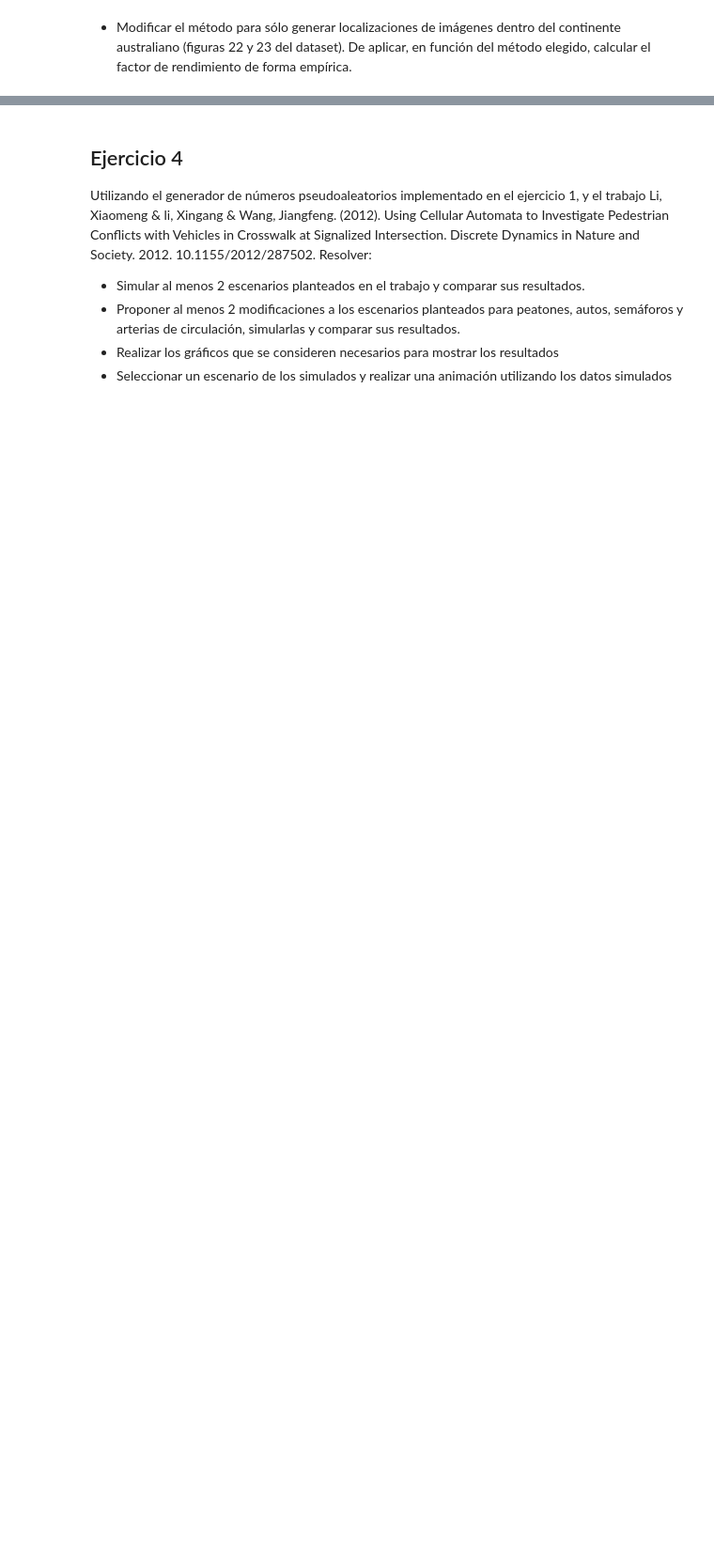
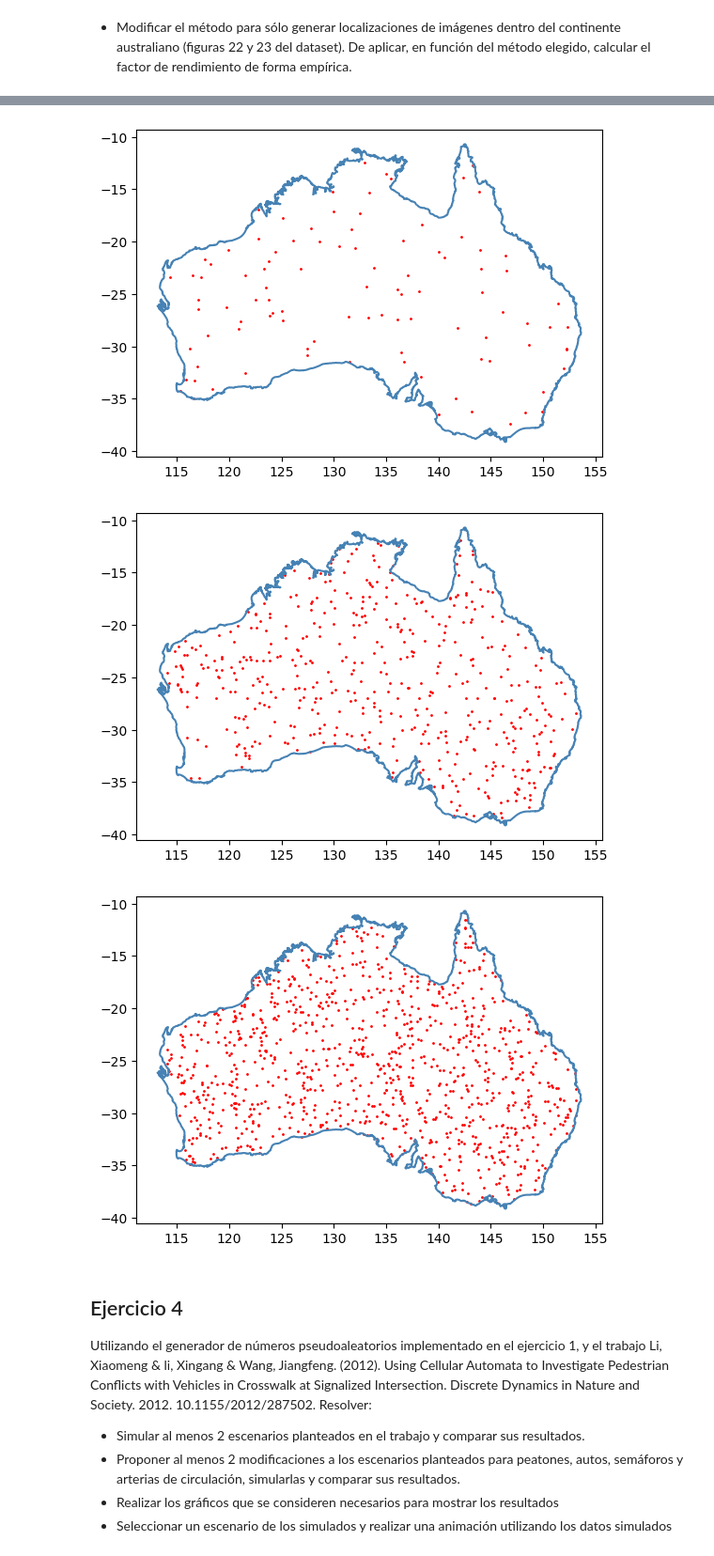
Before and after one commit to MartinCohen98/simulacion_tp1_grupo2_1c2024, a Jupyter notebook: mixmax_rng.ipynb, the cells around one changed output, grey strips where cells are left out. Shown at 94% size. Saved outputs shown, nothing was run; the diff lists cells and outputs as text; code cells hidden in the pictures; blank space fills up the shorter version.

```diff
--- a/mixmax_rng.ipynb
+++ b/mixmax_rng.ipynb
@@ -304,0 +247,74 @@ El factor de rendimiento teórico es:  0.5959260644194525
+# %%
+import geopandas as gpd
+from shapely.ops import polygonize
+from shapely.geometry import Point
+
+# Importamos el archivo del dataset seleccionando las filas 22 y 23 para el continente australiano
+filename = './datasets ejercicio 3/WB_Coastlines_10m/WB_Coastlines_10m.shp'
+gdf = gpd.read_file(filename).iloc[[22, 23]]
+
+# Creamos una unión unaria para los LineString de la geometría seleccionada
+aoi_geom = gdf.unary_union
+
+# Transformamos los LineString en un polígono con "polygonize"
+polygon = list(polygonize(aoi_geom))[0]
+
+print('El área del polígono resultante es: ', polygon.area, ' (grado * grado) \n')
+
+# Obtenemos un rectángulo alrededor de la geometría seleccionada
+bounds = aoi_geom.bounds
+
+print('Las coordenadas de los límites del rectángulo alrededor de la geometría seleccionada ')
+print('en el formato (xmin, ymin, xmax, ymax) son: ', bounds, '\n')
+
+# Guardamos los bounds en variables
+xmin, ymin, xmax, ymax = bounds
+
+# Calculamos la extensión en cada eje de los límites del rectángulo
+xext = xmax - xmin
+yext = ymax - ymin
+
+# Creamos distintos números de muestra
+pointcount = [100, 500, 1000]
+
+# Generamos puntos dentro del continente australiano para cada número de muestra
+for samplecount in pointcount:
+    # Cantidad total de puntos generados
+    i=0
+
+    # Variable donde vamos a guardar los puntos que caen dentro del continente australiano
+    points = []
+
+    # Generamos puntos dentro del rectángulo hasta obtener una cantidad igual al
+    # número de muestra dentro del continente australiano
+    while len(points) < samplecount:
+
+        # Usamos nuestro generador de números pseudoaleatorios para obtener un punto dentro del rectángulo
+        x = xmin + rng.generate_number() * xext
+        y = ymin + rng.generate_number() * yext
+        p = Point(x, y)
+
+        # Si el punto cae dentro del continente australiano lo agregamos a la lista
+        if polygon.contains(p):
+            points.append(p)
+
+        # Aumentamos la cantidad de puntos generados
+        i += 1
+
+    print('Resultados para ', samplecount, ' muestras')
+    print('La cantidad de puntos dentro del rectángulo es: ', len(points))
+    print('La cantidad total de puntos generados es: ', i)
+
+    print('El factor de rendimiento empírico es: ', len(points) / i)
+    print('El factor de rendimiento teórico es: ', polygon.area / (xext * yext))
+    print('\n')
+
+    # Creamos una GeoSeries para los puntos dentro del continente australiano para poder graficarlos
+    gs = gpd.GeoSeries(points)
+
+    # Creamos los gráficos
+    fig, ax = plt.subplots()
+
+    gdf.plot(ax=ax, facecolor='none', edgecolor='steelblue')
+    gs.plot(ax=ax, color='r', markersize=1)
+# %% [output]
@@ -305,3 +338,6 @@ El factor de rendimiento teórico es:  0.5959260644194525
+[figure, added]
+[figure, added]
+[figure, added]
 # %% [markdown]
 ## Ejercicio 4
 
```
Also changed, not shown: parts of 3 cells of this notebook, 22 other files.
